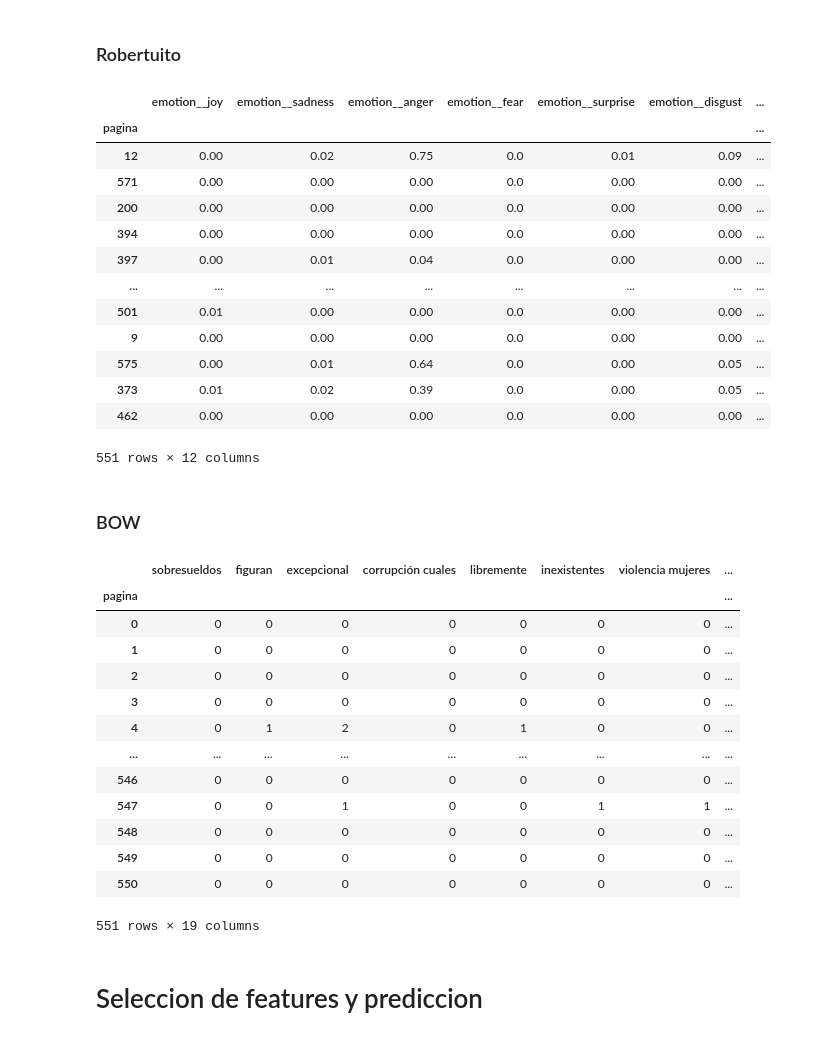
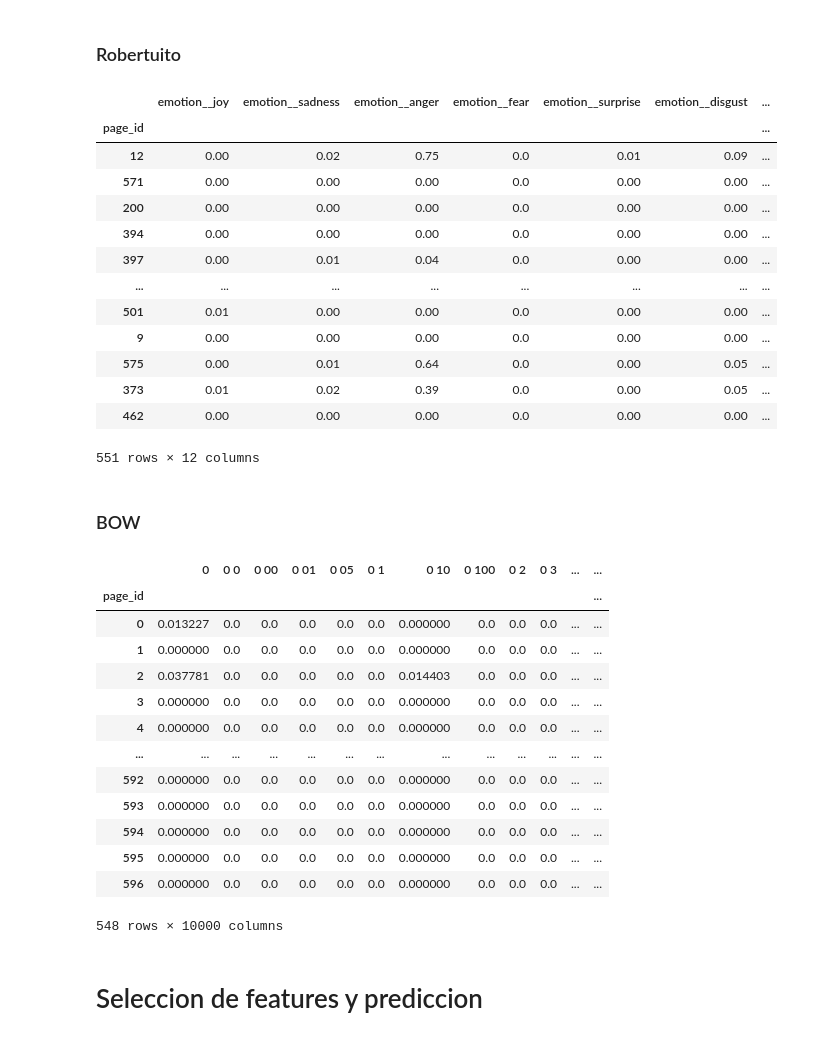
Before and after one commit to PastaFosil/ComputerScienceMaster, a Jupyter notebook: proyecto_tecnologico/codigos/feature_selection.ipynb, the cells around one changed output. Saved outputs shown, nothing was run; the diff lists cells and outputs as text; code cells hidden in the pictures.

```diff
--- a/proyecto_tecnologico/codigos/feature_selection.ipynb
+++ b/proyecto_tecnologico/codigos/feature_selection.ipynb
@@ -159,7 +90,7 @@ forms_seg_feat_dict
 ## Datos
 ### Indices de corrupcion
 # %%
-path = "./indices/datasets/CPI2024-Results-and-trends.csv"
+path = "../indices/datasets/CPI2024-Results-and-trends.csv"
 df_index = pd.read_csv(path, header=2, encoding="ISO-8859-1", sep='\t')
 df_index = df_index[df_index["Country / Territory"].isin(countries)]
 df_index.dropna(how="all", axis=1, inplace=True)
@@ -245,7 +176,7 @@ plt.show()
 ### Rankings resultados de busqueda
 # %%
 # Leer el archivo JSON guardado
-Nombre_Archivo = f"./buscador/resultados/resultados_corrupcion.json"
+Nombre_Archivo = f"../buscador/resultados/resultados_corrupcion.json"
 
 with open(Nombre_Archivo, "r") as file:
     resultados = json.load(file)
@@ -256,7 +187,7 @@ for i in range(len(resultados)):
 resultados.sort(key=lambda x: x['country'])
 
 # Leer el archivo JSON guardado
-Nombre_Archivo = f"./buscador/resultados/res_unicos_corrupcion.json"
+Nombre_Archivo = f"../buscador/resultados/res_unicos_corrupcion.json"
 
 with open(Nombre_Archivo, "r") as file:
     all_hrefs = json.load(file)
@@ -351,7 +282,7 @@ corr_dict['geo']
 # %% [markdown]
 ### Evaluaciones de cuestionario
 # %%
-df_responses = pd.read_csv("./buscador/responses_llama.csv", sep='\t', header=0)
+df_responses = pd.read_csv("../buscador/responses_llama.csv", sep='\t', header=0)
 
 multi_choice = ['proposito',
                 'informacion_presentada',
@@ -392,11 +323,12 @@ bad_questions = [bad for bad in bad_questions if "__" in bad]
 
 df_pag_info = srl.analyze_pages(df_responses, multi_choice, possible_answers)
 df_pag_info = df_pag_info.drop(columns=bad_questions)
+df_pag_info.index.name = 'page_id'
 one_hot_cols = [col for col in df_pag_info.columns if df_pag_info[col].isin([0, 1]).all()]
 df_pag_info_ordinal = srl.analyze_pages(df_responses, multi_choice, possible_answers, ordinal=True)
 df_pag_info_ordinal = df_pag_info_ordinal.drop(columns=bad_questions)
-df_dict["cuestionario"] = df_pag_info[forms_best_feats]
-df_dict["cuestionario_ordinal"] = df_pag_info_ordinal
+df_dict["cuestionario"] = df_pag_info#[forms_best_feats]
+#df_dict["cuestionario_ordinal"] = df_pag_info_ordinal
 
 df_dict['cuestionario']
 # %% [output]
@@ -464,13 +396,14 @@ df_dict['cuestionario_no_common']
 ### Robertuito
 # %%
 bad_labels = ['emotion__others', 'sentiment__NEU', 'irony__not ironic']
-df_robertuito = pd.read_csv("./buscador/robertuito/robertuito_all_results.csv").drop(columns=bad_labels)
+df_robertuito = pd.read_csv("../buscador/robertuito/robertuito_all_results.csv").drop(columns=bad_labels)
 df_robertuito.set_index('pagina', inplace=True)
-df_dict["robertuito"] = df_robertuito[robertuito_best_feats]
+df_robertuito.index.name = 'page_id'
+df_dict["robertuito"] = df_robertuito#[robertuito_best_feats]
 df_robertuito
 # %% [output]
 |  | emotion__joy | emotion__sadness | emotion__anger | emotion__fear | emotion__surprise | emotion__disgust | ... |
-| pagina |  |  |  |  |  |  | ... |
+| page_id |  |  |  |  |  |  | ... |
 | 12 | 0.00 | 0.02 | 0.75 | 0.0 | 0.01 | 0.09 | ... |
 | 571 | 0.00 | 0.00 | 0.00 | 0.0 | 0.00 | 0.00 | ... |
 | 200 | 0.00 | 0.00 | 0.00 | 0.0 | 0.00 | 0.00 | ... |
@@ -486,26 +419,26 @@ df_robertuito
 # %% [markdown]
 ### BOW
 # %%
-df_dict['bow'] = pd.read_csv('bow_pags_corrupcion.csv')
-df_dict['bow'].index.name = 'pagina'
-bow_cols_valid = [col for col in bow_best_feats if col in df_dict['bow'].columns]
-df_dict['bow'] = df_dict['bow'][bow_cols_valid]
+df_dict['bow'] = pd.read_csv('./matriz_tfidf.csv', index_col=0)
+df_dict['bow'].index.name = 'page_id'
+#bow_cols_valid = [col for col in bow_best_feats if col in df_dict['bow'].columns]
+df_dict['bow'] = df_dict['bow']#[bow_cols_valid]
 df_dict['bow']
 # %% [output]
-|  | sobresueldos | figuran | excepcional | corrupción cuales | libremente | inexistentes | violencia mujeres | ... |
-| pagina |  |  |  |  |  |  |  | ... |
-| 0 | 0 | 0 | 0 | 0 | 0 | 0 | 0 | ... |
-| 1 | 0 | 0 | 0 | 0 | 0 | 0 | 0 | ... |
-| 2 | 0 | 0 | 0 | 0 | 0 | 0 | 0 | ... |
-| 3 | 0 | 0 | 0 | 0 | 0 | 0 | 0 | ... |
-| 4 | 0 | 1 | 2 | 0 | 1 | 0 | 0 | ... |
-| ... | ... | ... | ... | ... | ... | ... | ... | ... |
-| 546 | 0 | 0 | 0 | 0 | 0 | 0 | 0 | ... |
-| 547 | 0 | 0 | 1 | 0 | 0 | 1 | 1 | ... |
-| 548 | 0 | 0 | 0 | 0 | 0 | 0 | 0 | ... |
-| 549 | 0 | 0 | 0 | 0 | 0 | 0 | 0 | ... |
-| 550 | 0 | 0 | 0 | 0 | 0 | 0 | 0 | ... |
+|  | 0 | 0 0 | 0 00 | 0 01 | 0 05 | 0 1 | 0 10 | 0 100 | 0 2 | 0 3 | ... | ... |
+| page_id |  |  |  |  |  |  |  |  |  |  |  | ... |
+| 0 | 0.013227 | 0.0 | 0.0 | 0.0 | 0.0 | 0.0 | 0.000000 | 0.0 | 0.0 | 0.0 | ... | ... |
+| 1 | 0.000000 | 0.0 | 0.0 | 0.0 | 0.0 | 0.0 | 0.000000 | 0.0 | 0.0 | 0.0 | ... | ... |
+| 2 | 0.037781 | 0.0 | 0.0 | 0.0 | 0.0 | 0.0 | 0.014403 | 0.0 | 0.0 | 0.0 | ... | ... |
+| 3 | 0.000000 | 0.0 | 0.0 | 0.0 | 0.0 | 0.0 | 0.000000 | 0.0 | 0.0 | 0.0 | ... | ... |
+| 4 | 0.000000 | 0.0 | 0.0 | 0.0 | 0.0 | 0.0 | 0.000000 | 0.0 | 0.0 | 0.0 | ... | ... |
+| ... | ... | ... | ... | ... | ... | ... | ... | ... | ... | ... | ... | ... |
+| 592 | 0.000000 | 0.0 | 0.0 | 0.0 | 0.0 | 0.0 | 0.000000 | 0.0 | 0.0 | 0.0 | ... | ... |
+| 593 | 0.000000 | 0.0 | 0.0 | 0.0 | 0.0 | 0.0 | 0.000000 | 0.0 | 0.0 | 0.0 | ... | ... |
+| 594 | 0.000000 | 0.0 | 0.0 | 0.0 | 0.0 | 0.0 | 0.000000 | 0.0 | 0.0 | 0.0 | ... | ... |
+| 595 | 0.000000 | 0.0 | 0.0 | 0.0 | 0.0 | 0.0 | 0.000000 | 0.0 | 0.0 | 0.0 | ... | ... |
+| 596 | 0.000000 | 0.0 | 0.0 | 0.0 | 0.0 | 0.0 | 0.000000 | 0.0 | 0.0 | 0.0 | ... | ... |
-551 rows × 19 columns
+548 rows × 10000 columns
 # %% [markdown]
 # Seleccion de features y prediccion
 # %% [markdown]
```
Also changed, not shown: parts of 15 cells of this notebook, 31 other files.
